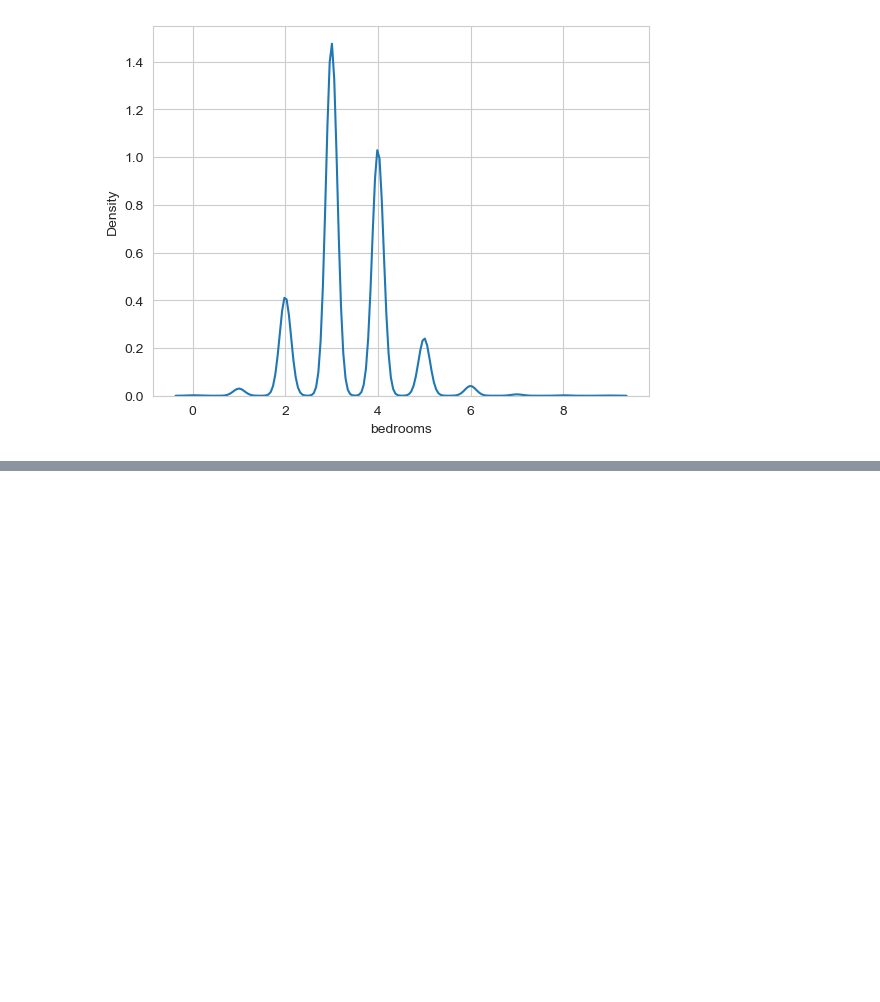
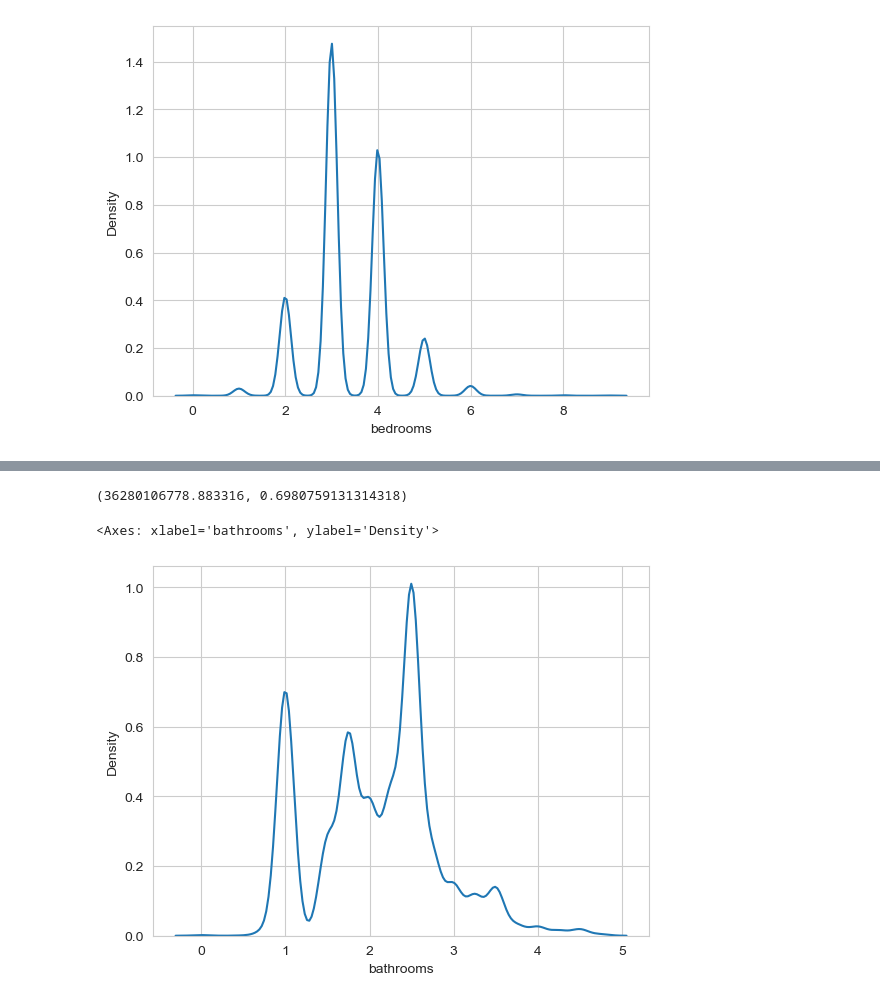
Before and after one commit to cevheri/ai-ml-train, a Jupyter notebook: Day 03/Day3 - Regresssion house - Assigment01.ipynb, the cells around one changed output, grey strips where cells are left out. Cells and saved outputs as stored; diff of their text form; code cells hidden in the pictures; blank space fills up the shorter version.

```diff
--- a/Day 03/Day3 - Regresssion house - Assigment01.ipynb
+++ b/Day 03/Day3 - Regresssion house - Assigment01.ipynb
@@ -173,0 +189,11 @@ sns.kdeplot(x = df['bedrooms'])
+# %%
+df = df[df['bathrooms']<5]
+# %%
+model_fit(x, y, model)
+# %% [output]
+(36280106778.883316, 0.6980759131314318)
+# %%
+sns.kdeplot(x = df['bathrooms'])
+# %% [output]
+<Axes: xlabel='bathrooms', ylabel='Density'>
+[figure, added]
```
Also changed, not shown: parts of 11 cells of this notebook.
